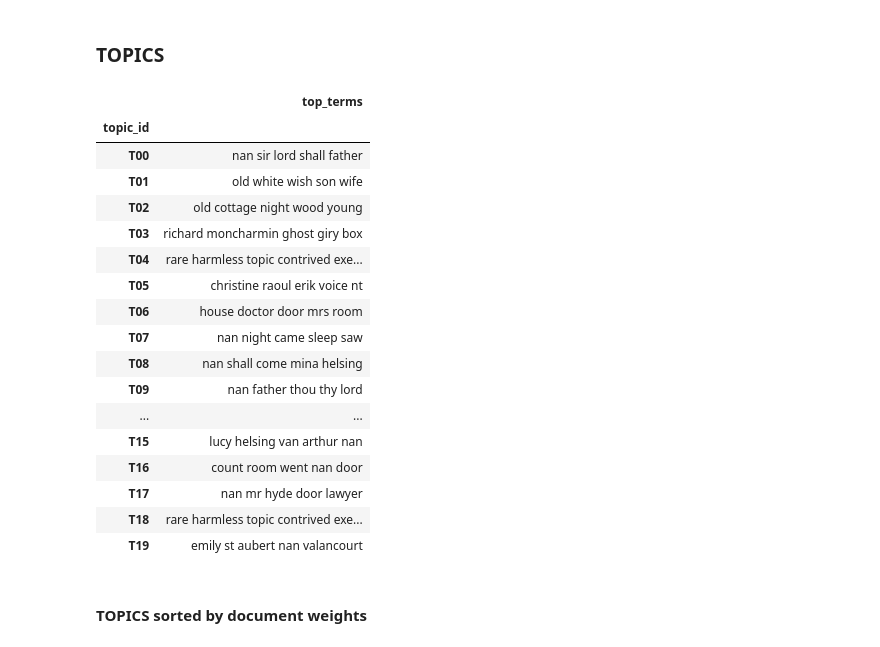
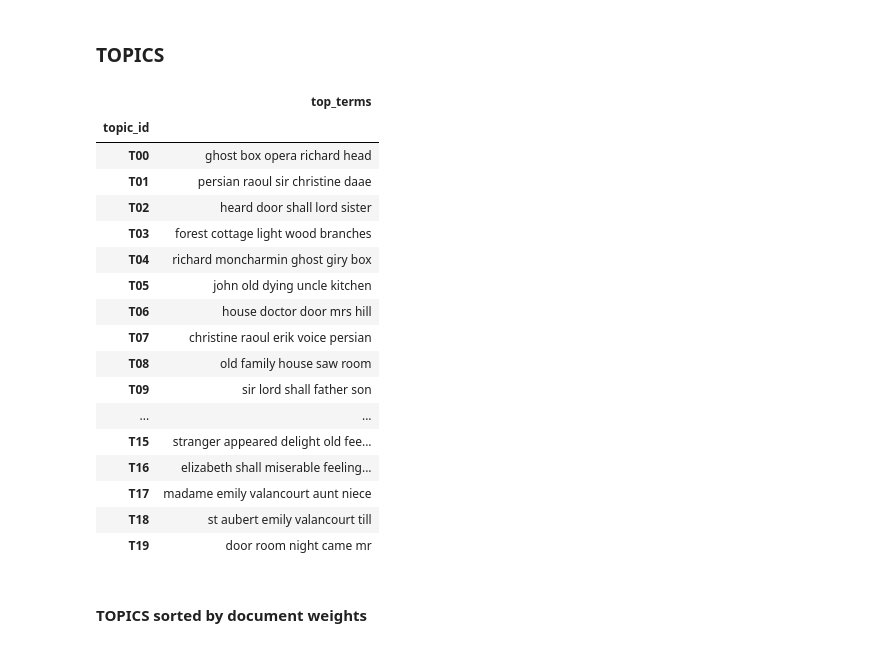
Before and after one commit to marissa-data/ds5001-project, a Jupyter notebook: lda.ipynb, the cells around one changed output. Cells and saved outputs as stored; diff of their text form; code cells hidden in the pictures.

```diff
--- a/lda.ipynb
+++ b/lda.ipynb
@@ -27,7 +27,7 @@ BAG = CHAP
 # %% [markdown]
 ### Load in CORPUS
 # %%
-CORPUS = pd.read_csv('data/CORPUS.csv')
+CORPUS = pd.read_csv('data/CORPUS.csv').dropna(subset=['term_str'])
 # %% [markdown]
 ### Create DOCS table and filter for nouns
 # %%
@@ -134,27 +134,29 @@ PHI.T.sample(10).T.style.background_gradient(cmap='Blues')
 # %%
 TOPICS = PHI.stack().groupby('topic_id')\
     .apply(lambda x: ' '.join(x.sort_values(ascending=False).head(n_top_terms).reset_index().term_str))\
-    .to_frame('top_terms')
+    .to_frame('top_terms')\
+    .dropna()\
+    .drop_duplicates()
 TOPICS
 # %% [output]
 |  | top_terms |
 | topic_id |  |
-| T00 | nan sir lord shall father |
-| T01 | old white wish son wife |
-| T02 | old cottage night wood young |
-| T03 | richard moncharmin ghost giry box |
-| T04 | rare harmless topic contrived exe... |
-| T05 | christine raoul erik voice nt |
-| T06 | house doctor door mrs room |
-| T07 | nan night came sleep saw |
-| T08 | nan shall come mina helsing |
-| T09 | nan father thou thy lord |
+| T00 | ghost box opera richard head |
+| T01 | persian raoul sir christine daae |
+| T02 | heard door shall lord sister |
+| T03 | forest cottage light wood branches |
+| T04 | richard moncharmin ghost giry box |
+| T05 | john old dying uncle kitchen |
+| T06 | house doctor door mrs hill |
+| T07 | christine raoul erik voice persian |
+| T08 | old family house saw room |
+| T09 | sir lord shall father son |
 | ... | ... |
-| T15 | lucy helsing van arthur nan |
-| T16 | count room went nan door |
-| T17 | nan mr hyde door lawyer |
-| T18 | rare harmless topic contrived exe... |
-| T19 | emily st aubert nan valancourt |
+| T15 | stranger appeared delight old fee... |
+| T16 | elizabeth shall miserable feeling... |
+| T17 | madame emily valancourt aunt niece |
+| T18 | st aubert emily valancourt till |
+| T19 | door room night came mr |
 # %% [markdown]
 #### TOPICS sorted by document weights
 # %%
```
Also changed, not shown: parts of 9 cells of this notebook, 15 other files.
